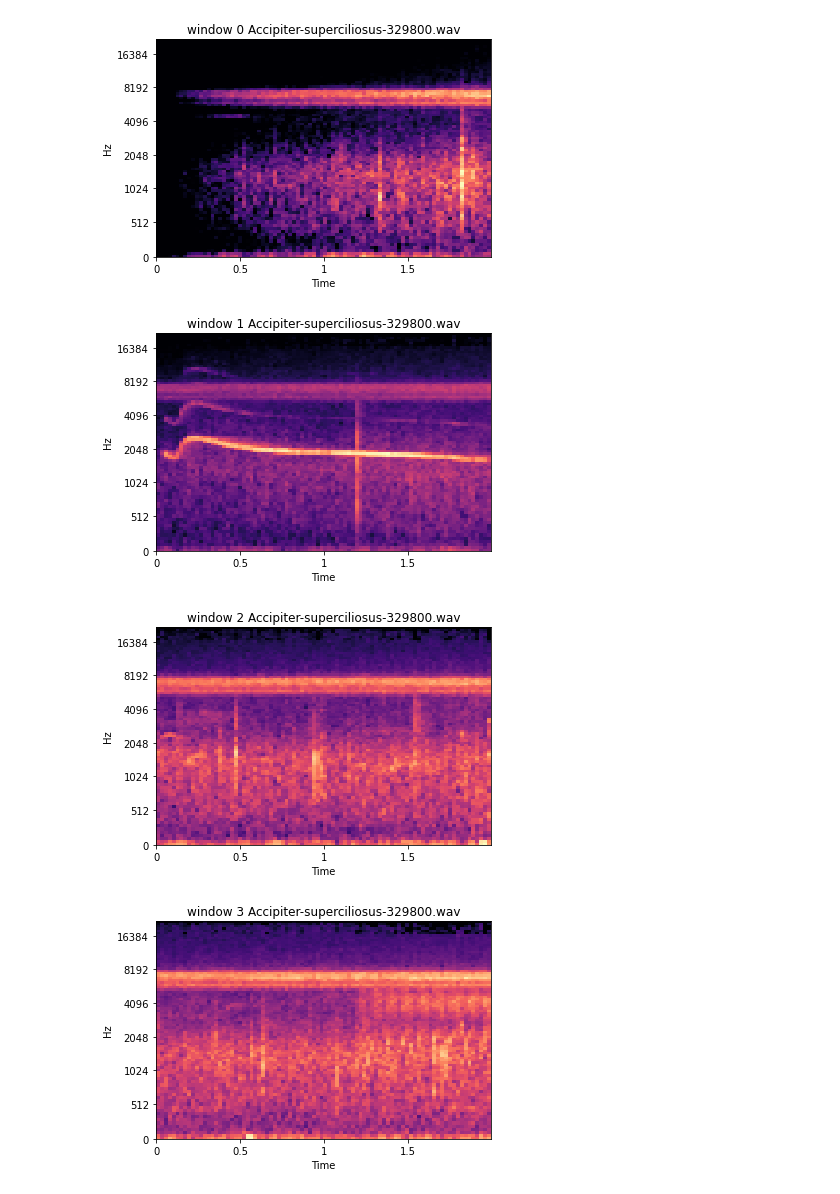
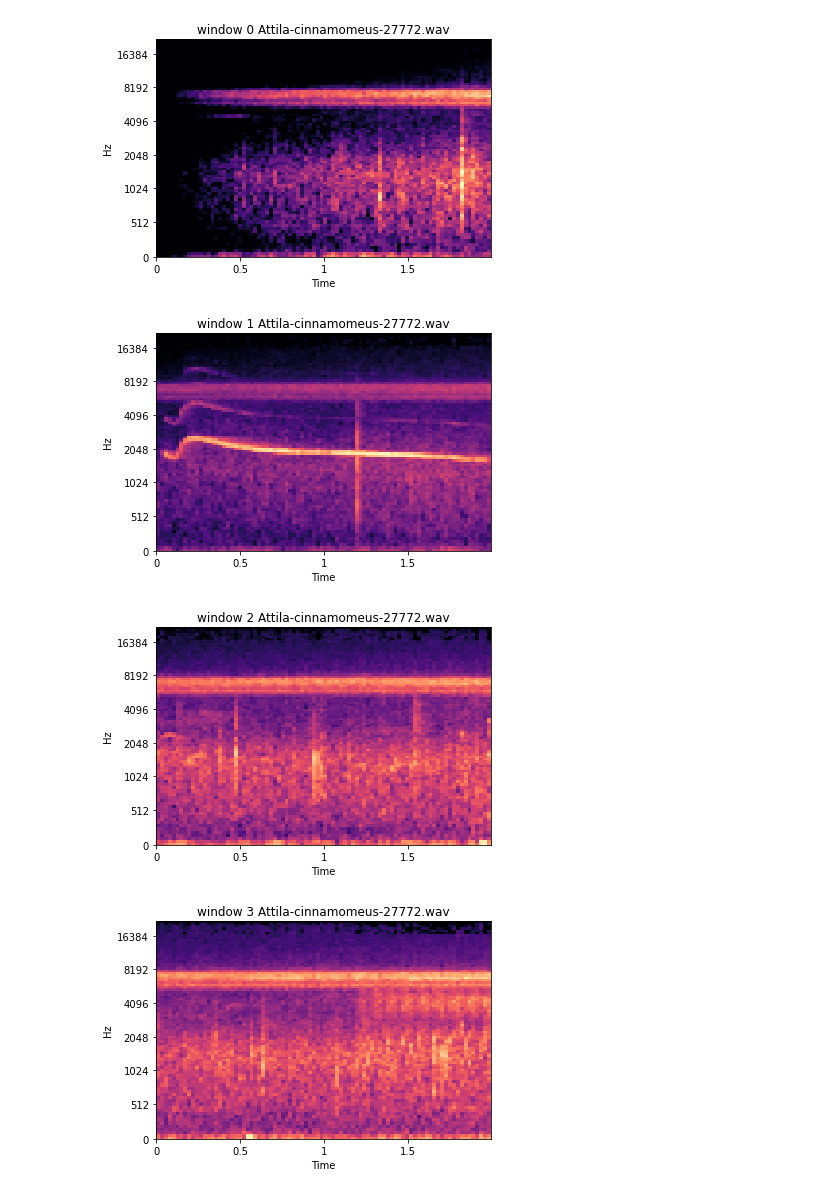
Before and after one commit to EdmundoZamora/TweetyNet_CUDA_GPU_Adaptation, a Jupyter notebook: data/PYRE/windows_slice_and_whole.ipynb, the cells around one changed output. Saved outputs shown, nothing was run; the diff lists cells and outputs as text; code cells hidden in the pictures.

```diff
--- a/data/PYRE/windows_slice_and_whole.ipynb
+++ b/data/PYRE/windows_slice_and_whole.ipynb
@@ -30,26 +35,27 @@ Attila-cinnamomeus-206109.wav
 # %%
-# mel_dump_file = os.path.join('downsampled_Mixed_Bird-20220126T212121Z-003_bin_mel_test.pkl')
-mel_dump_file = os.path.join('downsampled_Mixed_Bird-20220126T212121Z-003_bin_mel_train.pkl')
+# mel_dump_file = os.path.join('downsampled_Mixed_Bird-20220126T212121Z-003_bin_mel_test.pkl') # Attila-cinnamomeus-206109.wav, 13
+mel_dump_file = os.path.join('downsampled_Mixed_Bird-20220126T212121Z-003_bin_mel_train.pkl') # Attila-cinnamomeus-27772.wav, 14
 # mel_dump_file = os.path.join('downsampled_Mixed_Bird-20220126T212121Z-003_bin_mel_val.pkl')
 # if os.path.exists(mel_dump_file):
 
 with open(mel_dump_file, "rb") as f:
     dataset = pickle.load(f)
 
 windowed = pd.DataFrame(dataset)
+
 windowed = windowed[windowed['uids'].str.contains('Attila-cinnamomeus')]
 bird = windowed['X'].values.tolist()
 
 for i in range(len(bird)):
     bird_window = bird[i]
     fig, ax = plt.subplots()
     spec3 = librosa.display.specshow(bird_window, hop_length = 1024,sr = 44100, y_axis='mel', x_axis='time') # 44100,86,2048,1024
     # spec3.axtitle(title = dataset.get('uids')[0])
-    ax.set(title=f'window {i} Accipiter-superciliosus-329800.wav')
-    # plt.savefig(f'window {i} Accipiter-superciliosus-329800.png')
+    ax.set(title=f'window {i} {file}')
+    # plt.savefig(f'window {i} {file[:-4]}.png')
     plt.show()
 # %% [output]
-[figure, old version]
+[figure, new version]
-[figure, old version]
+[figure, new version]
-[figure, old version]
+[figure, new version]
-[figure, old version]
+[figure, new version]
```
Also changed, not shown: parts of 3 cells of this notebook, 5 other files.
